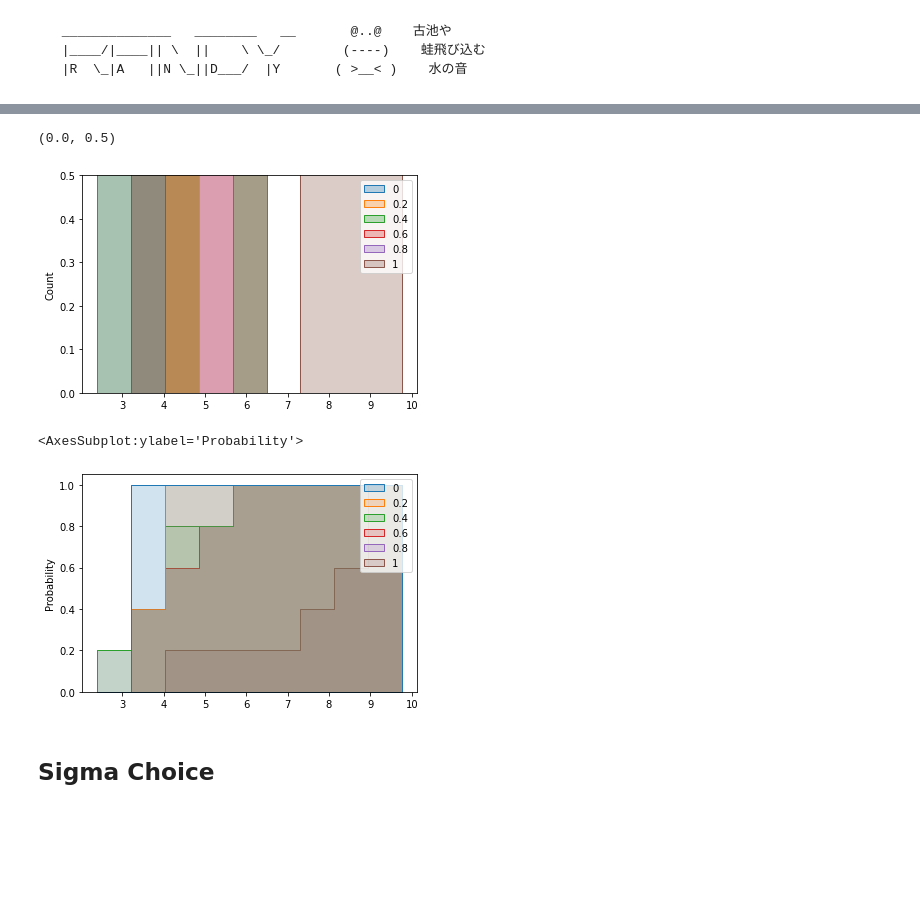
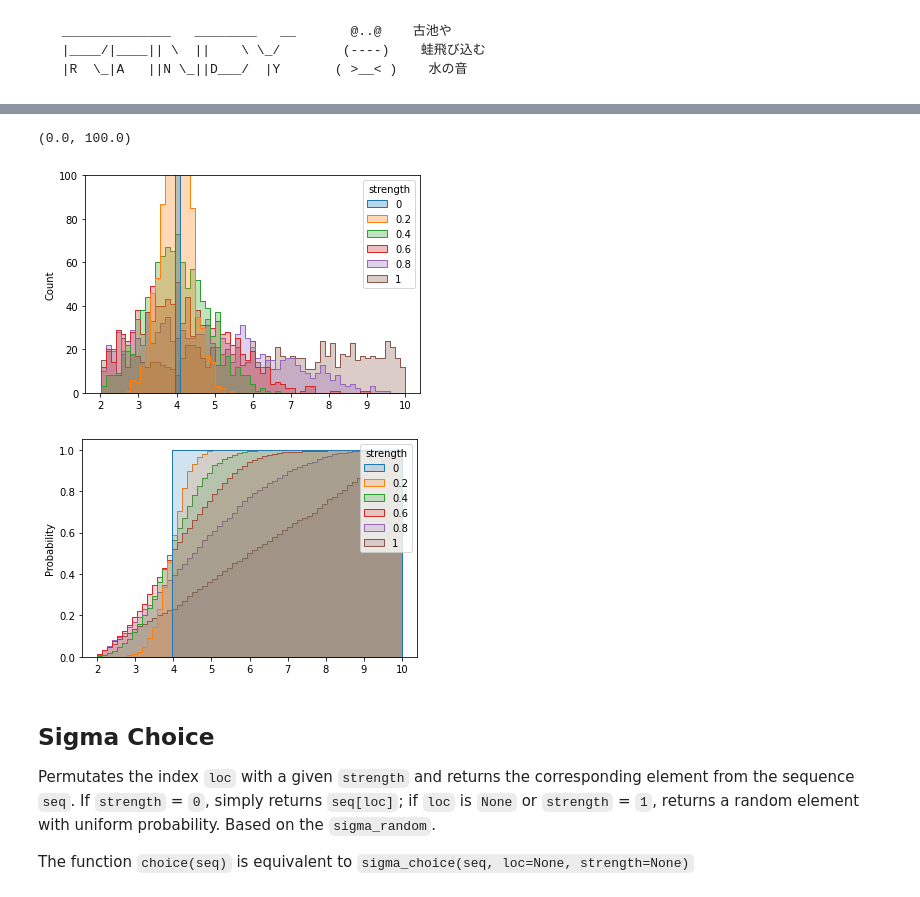
Before and after one commit to squillero/randy, a Jupyter notebook: notebooks/randy.ipynb, the cells around one changed output, grey strips where cells are left out. Cells and saved outputs as stored; diff of their text form; code cells hidden in the pictures; blank space fills up the shorter version.

```diff
--- a/notebooks/randy.ipynb
+++ b/notebooks/randy.ipynb
@@ -19,0 +14,2 @@ SAMPLES = 5
+# %%
+SAMPLES = 1_000
@@ -20,22 +22,28 @@ SAMPLES = 5
 # %%
 stat = pd.DataFrame()
 for s in np.linspace(0, 1, num=6):
-    samples = [frog.sigma_random(a=2, b=10, loc=4, strength=s) for _ in range(SAMPLES)]
+    samples = [randy.sigma_random(a=2, b=10, loc=4, strength=s) for _ in range(SAMPLES)]
     stat[f'{s:g}'] = samples
 # %%
 fig, ax = plt.subplots()
 sns.histplot(stat, element='step', stat='count', common_norm=False, alpha=.3, ax=ax)
+ax.legend_.set_title("strength")
 ax.set_ylim(0, SAMPLES/10)
 # %% [output]
-(0.0, 0.5)
+(0.0, 100.0)
-[figure, old version]
+[figure, new version]
 # %%
-sns.histplot(stat, element='step', stat='probability', cumulative=True, common_norm=False, alpha=.2)
+fig, ax = plt.subplots()
+sns.histplot(stat, element='step', stat='probability', cumulative=True, common_norm=False, alpha=.2, ax=ax)
+ax.legend_.set_title("strength")
 # %% [output]
-<AxesSubplot:ylabel='Probability'>
-[figure, old version]
+[figure, new version]
-# %% [markdown]
-## Sigma Choice
+# %% [markdown]
+## Sigma Choice
+
+Permutates the index `loc` with a given `strength` and returns the corresponding element from the sequence `seq`. If `strength` = `0`, simply returns `seq[loc]`; if `loc` is `None` or `strength` = `1`, returns a random element with uniform probability. Based on the `sigma_random`.
+
+The function `choice(seq)` is equivalent to `sigma_choice(seq, loc=None, strength=None)`
 # %%
 seq = list("ABCDEF")
 
```
Also changed, not shown: parts of 18 cells of this notebook, 4 other files.
